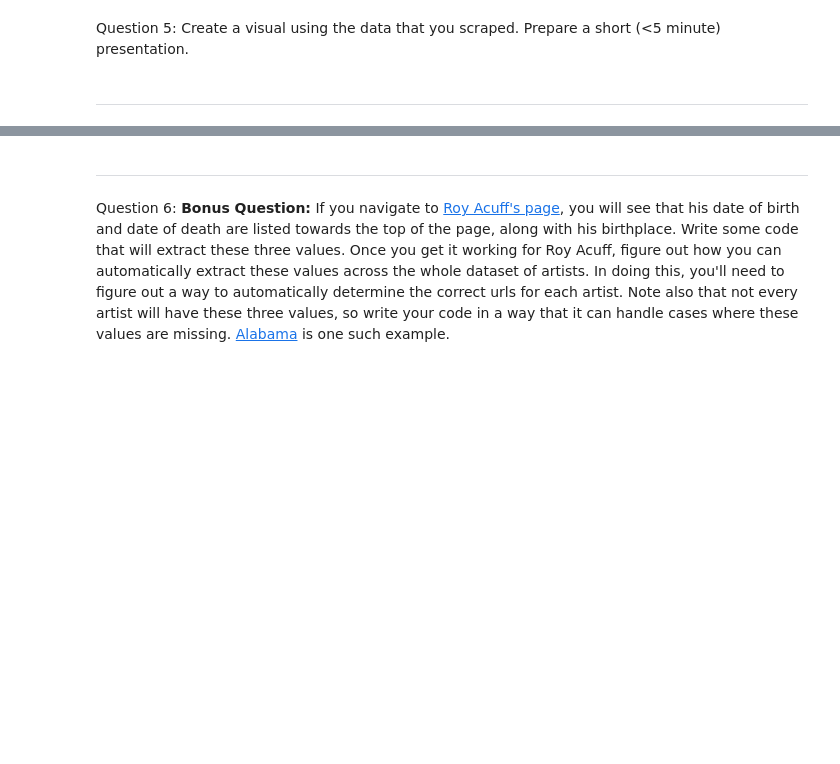
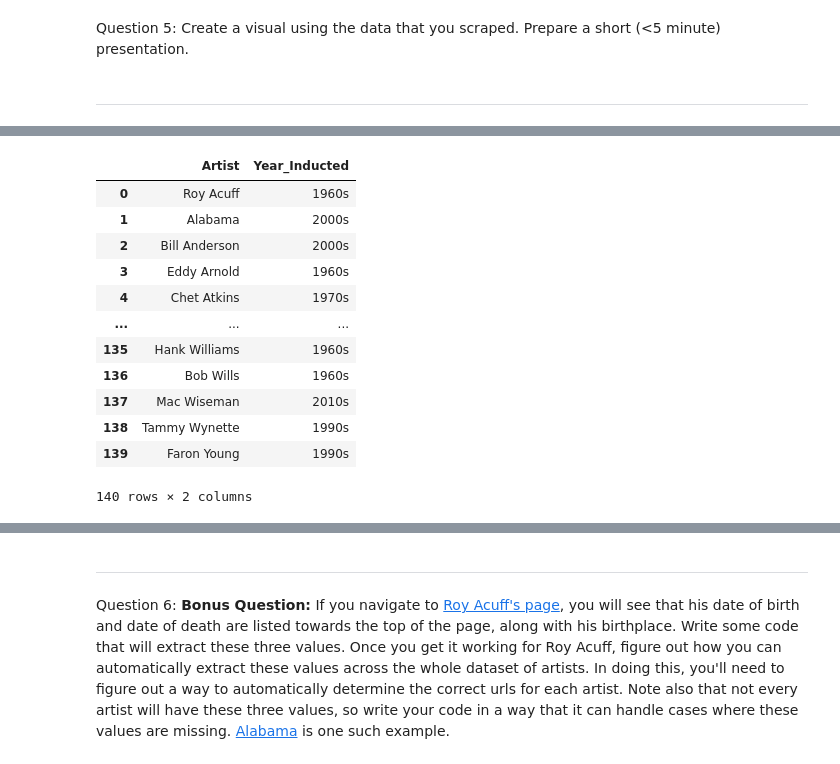
Before and after one commit to SamSitarek/web-scraping-country-music_hof-SamSitarek, a Jupyter notebook: Webscraping_the_country_music_hall_of_fame.ipynb, the cells around one changed output, grey strips where cells are left out. Cells and saved outputs as stored; diff of their text form; code cells hidden in the pictures; blank space fills up the shorter version.

```diff
--- a/Webscraping_the_country_music_hall_of_fame.ipynb
+++ b/Webscraping_the_country_music_hall_of_fame.ipynb
@@ -286,0 +434,16 @@ Question 5: Create a visual using the data that you scraped. Prepare a short (<5
+# %%
+hof
+# %% [output]
+|  | Artist | Year_Inducted |
+| 0 | Roy Acuff | 1960s |
+| 1 | Alabama | 2000s |
+| 2 | Bill Anderson | 2000s |
+| 3 | Eddy Arnold | 1960s |
+| 4 | Chet Atkins | 1970s |
+| ... | ... | ... |
+| 135 | Hank Williams | 1960s |
+| 136 | Bob Wills | 1960s |
+| 137 | Mac Wiseman | 2010s |
+| 138 | Tammy Wynette | 1990s |
+| 139 | Faron Young | 1990s |
+140 rows × 2 columns
```
Also changed, not shown: parts of 26 cells of this notebook.
